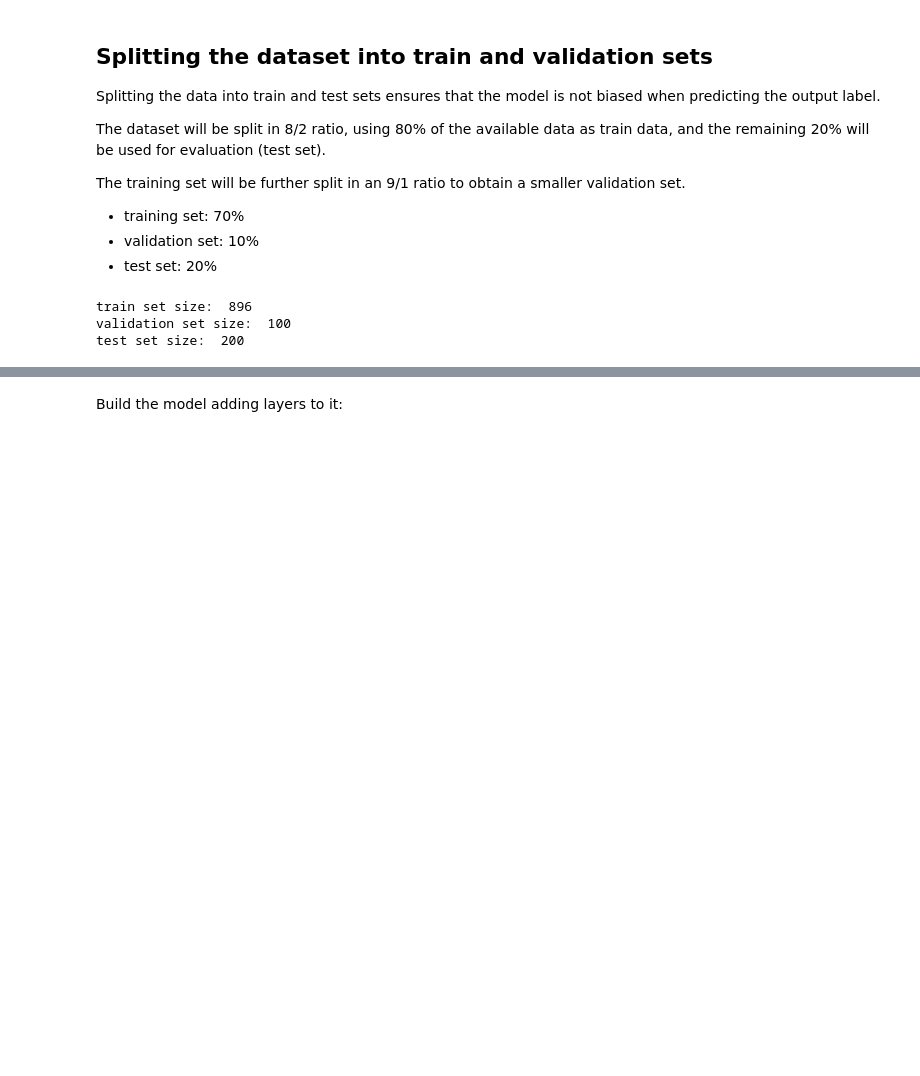
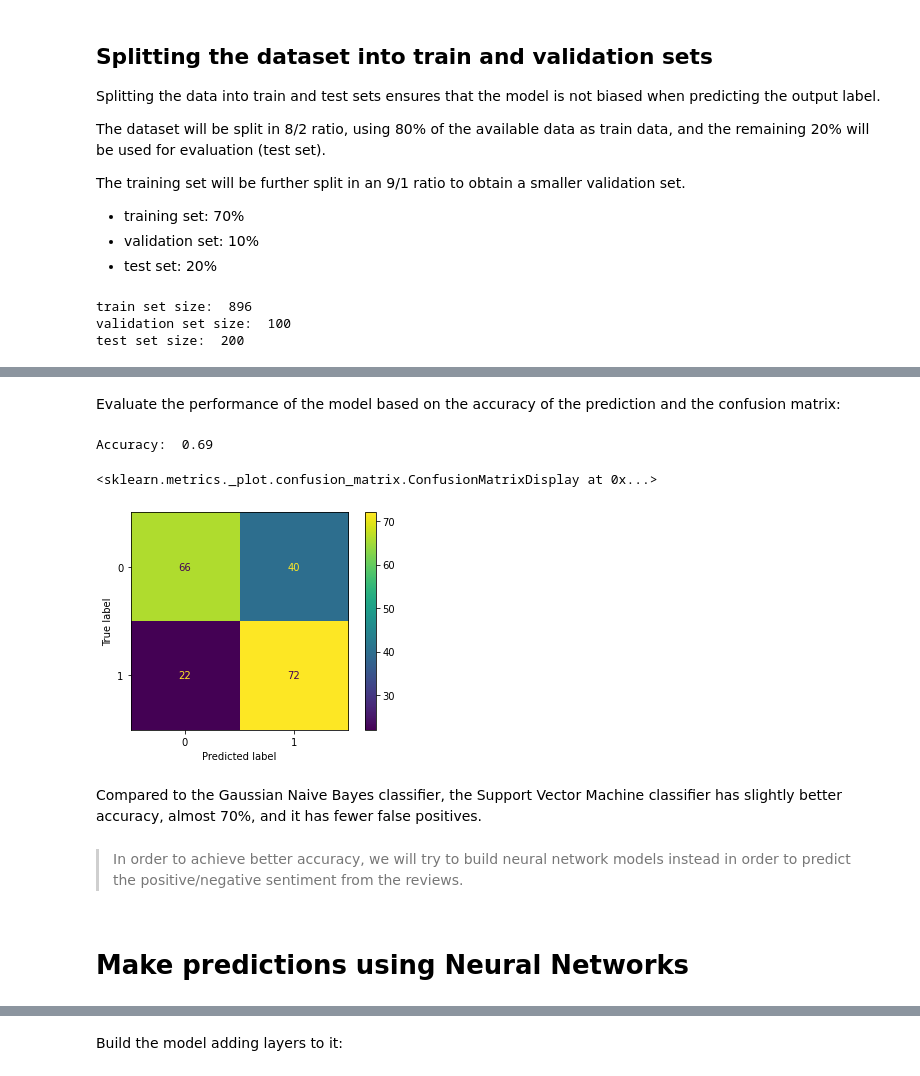
Before and after one commit to keresztesbeata/Intelligent-Systems-Lab, a Jupyter notebook: Restaurant-Reviews-NLP/RestaurantReviews.ipynb, the cells around one changed output, grey strips where cells are left out. Drawn from its saved outputs; the diff is of its cells as text; code cells hidden in the pictures; blank space fills up the shorter version.

```diff
--- a/Restaurant-Reviews-NLP/RestaurantReviews.ipynb
+++ b/Restaurant-Reviews-NLP/RestaurantReviews.ipynb
@@ -551,0 +590,18 @@ GRU
+# %%
+y_pred = svm.predict(X_test)
+# %% [markdown]
+Evaluate the performance of the model based on the accuracy of the prediction and the confusion matrix:
+# %%
+print("Accuracy: " , accuracy_score(y_test, y_pred))
+
+ConfusionMatrixDisplay.from_predictions(y_test, y_pred)
+# %% [output]
+Accuracy:  0.69
+<sklearn.metrics._plot.confusion_matrix.ConfusionMatrixDisplay at 0x...>
+[figure, added]
+# %% [markdown]
+Compared to the Gaussian Naive Bayes classifier, the Support Vector Machine classifier has slightly better accuracy, almost 70%, and it has fewer false positives.
+# %% [markdown]
+> In order to achieve better accuracy, we will try to build neural network models instead in order to predict the positive/negative sentiment from the reviews.
+# %% [markdown]
+# Make predictions using Neural Networks
```
Also changed, not shown: parts of 60 cells of this notebook.
